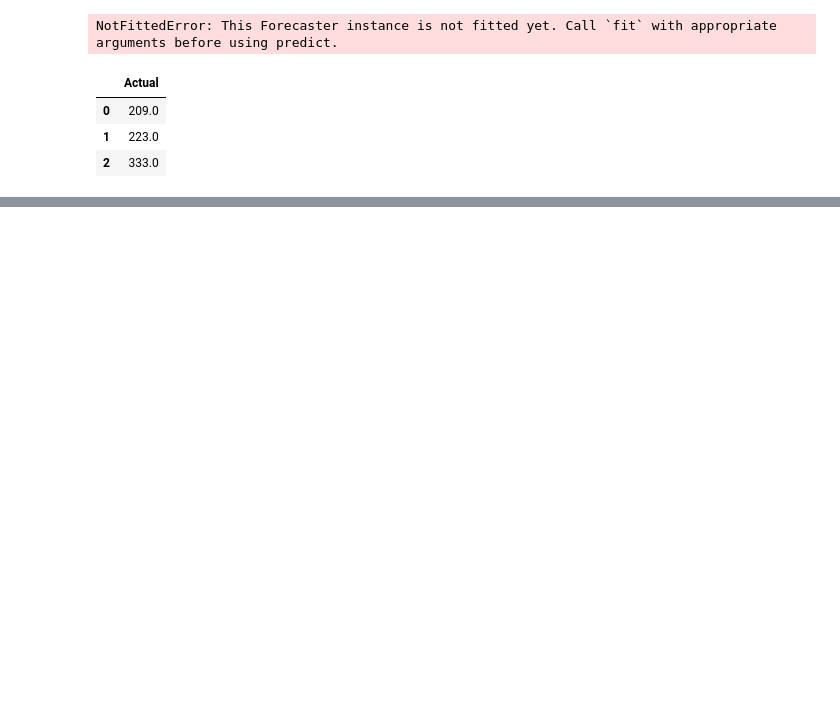
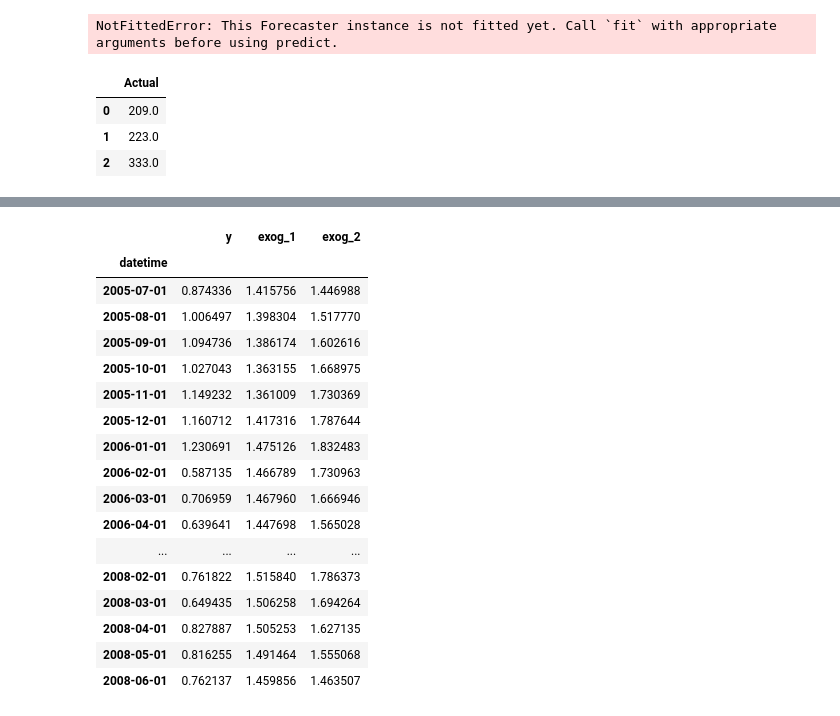
Before and after one commit to mbahau/Forecastinit, a Jupyter notebook: mian.ipynb, the cells around one changed output, grey strips where cells are left out. Cells and saved outputs as stored; diff of their text form; code cells hidden in the pictures; blank space fills up the shorter version.

```diff
--- a/mian.ipynb
+++ b/mian.ipynb
@@ -285 +455,9 @@ Accuracy 0    84.517754
 dtype: float64
+# %%
+url = (
+    'https://raw.githubusercontent.com/JoaquinAmatRodrigo/skforecast/master/'
+    'data/h2o_exog.csv'
+)
+data = pd.read_csv(
+            url, sep=',', header=0, names=['datetime', 'y', 'exog_1', 'exog_2']
+       )
@@ -285,0 +480,6 @@ dtype: float64
+# %%
+data['datetime'] = pd.to_datetime(data['datetime'], format='%Y-%m-%d')
+data = data.set_index('datetime')
+data = data.asfreq('MS')
+data = data.sort_index()
+data
@@ -285,0 +501,4 @@ dtype: float64
+# %%
+steps = 36
+data_train = data.iloc[:-steps, :]
+data_test  = data.iloc[-steps:, :]
@@ -285,0 +522,21 @@ dtype: float64
+# %%
+data_test
+# %% [output]
+|  | y | exog_1 | exog_2 |
+| datetime |  |  |  |
+| 2005-07-01 | 0.874336 | 1.415756 | 1.446988 |
+| 2005-08-01 | 1.006497 | 1.398304 | 1.517770 |
+| 2005-09-01 | 1.094736 | 1.386174 | 1.602616 |
+| 2005-10-01 | 1.027043 | 1.363155 | 1.668975 |
+| 2005-11-01 | 1.149232 | 1.361009 | 1.730369 |
+| 2005-12-01 | 1.160712 | 1.417316 | 1.787644 |
+| 2006-01-01 | 1.230691 | 1.475126 | 1.832483 |
+| 2006-02-01 | 0.587135 | 1.466789 | 1.730963 |
+| 2006-03-01 | 0.706959 | 1.467960 | 1.666946 |
+| 2006-04-01 | 0.639641 | 1.447698 | 1.565028 |
+| ... | ... | ... | ... |
+| 2008-02-01 | 0.761822 | 1.515840 | 1.786373 |
+| 2008-03-01 | 0.649435 | 1.506258 | 1.694264 |
+| 2008-04-01 | 0.827887 | 1.505253 | 1.627135 |
+| 2008-05-01 | 0.816255 | 1.491464 | 1.555068 |
+| 2008-06-01 | 0.762137 | 1.459856 | 1.463507 |
```
Also changed, not shown: parts of 27 cells of this notebook.
